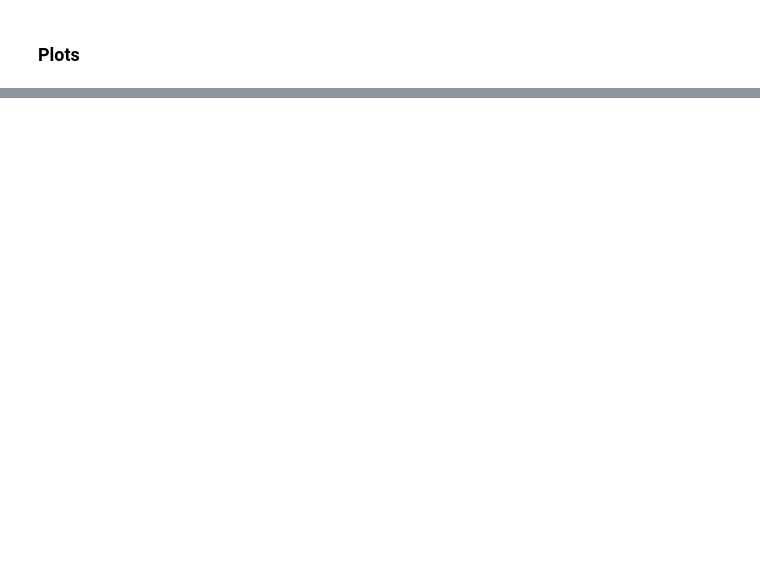
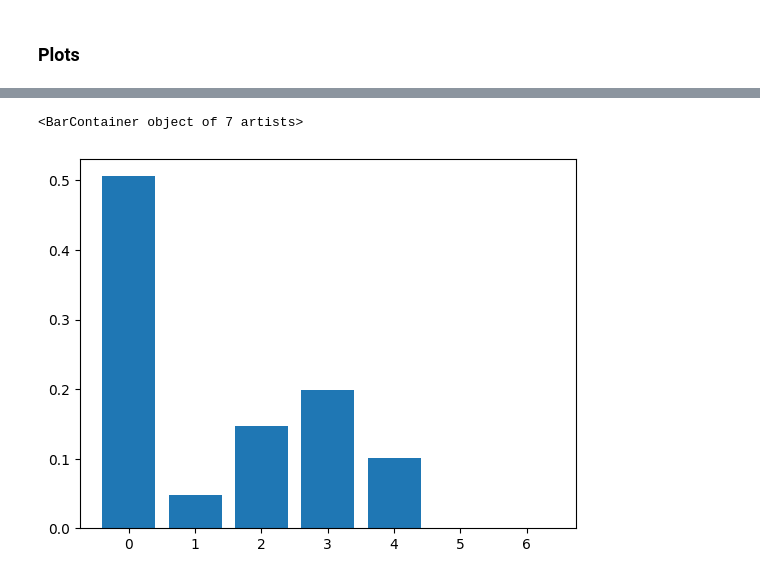
Before and after one commit to lfinocchiaro/virtual-distillation, a Jupyter notebook: virtual_distillation.ipynb, the cells around one changed output, grey strips where cells are left out. Cells and saved outputs as stored; diff of their text form; code cells hidden in the pictures; blank space fills up the shorter version.

```diff
--- a/virtual_distillation.ipynb
+++ b/virtual_distillation.ipynb
@@ -193,0 +229,9 @@ array([[ 1],
+# %%
+rho_binomial = qutip.ket2dm((qutip.fock(N,0) + qutip.fock(N,4)).unit())
+
+noisy_binomial_list = create_states(t_list, rho_binomial)
+# %%
+plt.bar(np.arange(N), np.abs(np.diag(noisy_binomial_list[-1])))
+# %% [output]
+<BarContainer object of 7 artists>
+[figure, added]
```
Also changed, not shown: parts of 16 cells of this notebook.
